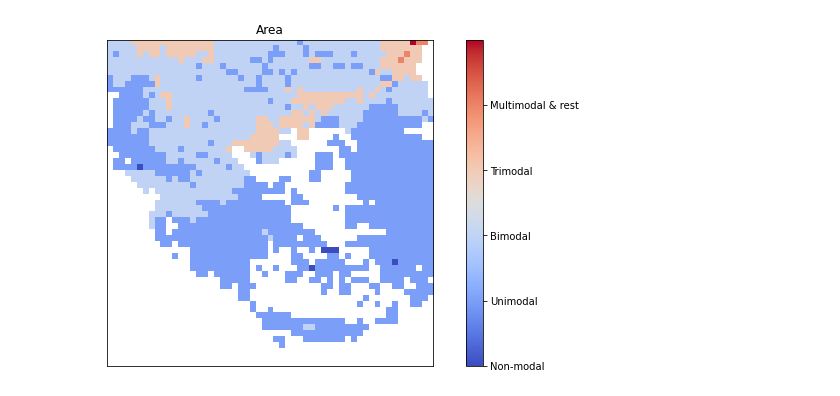
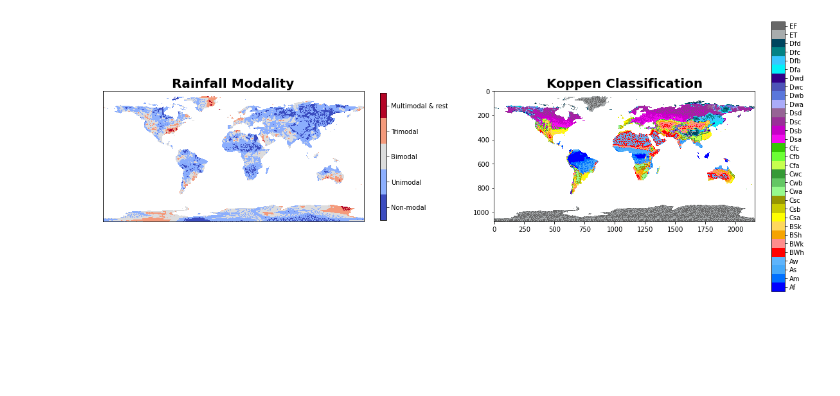
Before and after one commit to touldimos/Additional_Thesis, a Jupyter notebook: I.C.A..ipynb, the cells around one changed output. Saved outputs shown, nothing was run; the diff lists cells and outputs as text; code cells hidden in the pictures; blank space fills up the shorter version.

```diff
--- a/I.C.A..ipynb
+++ b/I.C.A..ipynb
@@ -279,3 +282,9 @@ def Modality(P):
 
     peaks = np.array(peaks(f_df), dtype=np.int64)
     return mod, zeros, peaks
+# %%
+P = [35.46, 43.30, 52.50, 46.53, 41.29, 38.71, 24.61, 31.12, 40.77, 41.92, 36.36, 50.51]
+T = [5.97, 8.58, 11.08, 14.64, 19.99, 24.89, 27.55, 27.34, 22.79, 17.14, 12.62, 7.73]
+
+koppen(P, T, 0, z = 0, Peel = False)
+Modality(P)
@@ -299,11 +312,17 @@ elev_raster = r'C:\Users\owner\Google Drive 2\MSc\TU DELFT - Water Managment\Add
 # m = np.random.randint(0, cols) #Lenght (Χ)
 # n = np.random.randint(0, rows) #Width  (Υ)
 
-m = 1195      #GREECE
-n = 280       #GREECE
+# m = 1195      #GREECE
+# n = 280       #GREECE
 
-l = 55
-k = 55
+# l = 55
+# k = 55
+
+m = 0      # World
+n = 0      # World
+
+l = rows
+k = cols
 
 #Set the new matrices
 mod, flats, peak, med, med2, med3, text, w, T, kop = ([] for i in range(10))
@@ -341,7 +360,7 @@ elev = np.reshape(elev, (1, rows, cols))
 elev = elev.astype("float")
 elev[elev == -32768] = np.nan
 
-plt.figure()
+counts = 0
 for i in range(int(n), int(n) + l):
      for j in range(int(m), int(m) + k):
             P = (w[0][i][j], w[1][i][j], w[2][i][j], w[3][i][j], w[4][i][j], w[5][i][j], w[6][i][j], w[7][i][j], w[8][i][j], w[9][i][j], w[10][i][j], w[11][i][j])
@@ -359,9 +378,14 @@ for i in range(int(n), int(n) + l):
                 flats.append(np.nan)
                 peak.append(np.nan)
             if T[0][i][j] >= -300:
-                kop.append(koppen(P, T0, z)[0])
+                kop.append(koppen(P, T0, z))
             else:
                 kop.append(np.nan)
+
+            counts += 1
+            per = np.round(counts / (l * k), 6) * 100
+            if per % 10 == 0:
+                print(per, '% of the whole area')
 
 #World
 months = ('Jan', 'Feb', 'Mar', 'Apr', 'May', 'Jun', 'Jul', 'Aug', 'Sept', 'Oct', 'Nov', 'Dec')
@@ -402,7 +426,7 @@ if not np.isnan(med).all() == True:
         maxelev = np.nanmax(med3)
 
         #COOL PLOT TEMPERATURE
-        fig, (ax1, ax2) = plt.subplots(1, 2, figsize=(15, 6))
+        fig1, (ax1, ax2) = plt.subplots(1, 2, figsize=(15, 6))
         ax2.set_title('Temperature', fontsize=20, fontweight='bold');
         ax2.plot(x, median2);
         ax2.plot(x, mean2);
@@ -443,29 +467,32 @@ if not np.isnan(med).all() == True:
         print(flaty)
 
     #Location
-    plt.figure(figsize = (12, 6))
-    plt.title('Area')
+    fig = plt.figure(figsize = (20, 20))
+    ax1 = fig.add_subplot(2,2,1)
+    ax1.set_title('Rainfall Modality', fontsize=20, fontweight='bold')
     mapping = np.reshape(mod, ((l, k)))
-    colormap1 = plt.imshow(mapping, cmap='coolwarm')
+    cmap = mpl.cm.coolwarm
+    norm = mpl.colors.BoundaryNorm(np.arange(6), cmap.N)
+    loc = np.arange(6) + .5
+
+    colormap1 = ax1.imshow(mapping, norm = norm, cmap=cmap)
     plt.grid()
     plt.xticks([])
     plt.yticks([])
-    cbar2 = plt.colorbar(colormap1, shrink=1)
-    cbar2.set_ticks([0, 1, 2, 3, 4])
-    cbar2.set_ticklabels(['Non-modal', 'Unimodal', 'Bimodal', 'Trimodal', 'Multimodal & rest'])
+    cbar2 = fig.colorbar(colormap1, shrink=0.4)
+    cbar2.set_ticks(loc)
+    cbar2.set_ticklabels(['Non-modal', 'Unimodal', 'Bimodal', 'Trimodal', 'Multimodal & rest']);
 
-    plt.figure(figsize = (25, 4))
-    Koppen_map = np.reshape(kop, ((l, k)))
-
+Koppen_map = np.reshape(kop, ((l, k)))
 mapping2 = Koppen_map.copy()
-mapping2[mapping2 == 'Af - Tropical Wet'] = 0
-mapping2[mapping2 == 'Am - Monsoon'] = 1
-mapping2[mapping2 == 'As - Summer Savannah'] = 2
-mapping2[mapping2 == 'Aw - Winter Savannah'] = 3
-mapping2[mapping2 == 'BWh - Hot Waste'] = 4
-mapping2[mapping2 == 'BWk - Cold Waste'] = 5
-mapping2[mapping2 == 'BSh - Hot Steppe'] = 6
-mapping2[mapping2 == 'BSk - Cold Steppe'] = 7
+mapping2[mapping2 == 'Af'] = 0
+mapping2[mapping2 == 'Am'] = 1
+mapping2[mapping2 == 'As'] = 2
+mapping2[mapping2 == 'Aw'] = 3
+mapping2[mapping2 == 'BWh'] = 4
+mapping2[mapping2 == 'BWk'] = 5
+mapping2[mapping2 == 'BSh'] = 6
+mapping2[mapping2 == 'BSk'] = 7
 mapping2[mapping2 == 'Cfa'] = 8
 mapping2[mapping2 == 'Cfb'] = 9
 mapping2[mapping2 == 'Cfc'] = 10
@@ -487,10 +514,32 @@ mapping2[mapping2 == 'Dwa'] = 25
 mapping2[mapping2 == 'Dwb'] = 26
 mapping2[mapping2 == 'Dwc'] = 27
 mapping2[mapping2 == 'Dwd'] = 28
-mapping2[mapping2 == 'ET - Tundra'] = 29
-mapping2[mapping2 == 'EF - Frost or Ice Cap'] = 30
-mapping2[mapping2 == 'HT - Tundra'] = 31
-mapping2[mapping2 == 'HF - Frost or Ice Cap'] = 32
+mapping2[mapping2 == 'ET'] = 29
+mapping2[mapping2 == 'EF'] = 30
+mapping2[mapping2 == 'HT'] = 31
+mapping2[mapping2 == 'HF'] = 32
+mapping2 = mapping2.astype("float")
+
+# With H
+# colors = ["#003300", "#006600", "#79C4E9", "#009900", "#00cc00", "#990000", "#cc9900", "#996600", "#00ff00", "#66ff66", "#99ff99", "#ff8c00", "#ffae00", "#ffcf00", "#66ff8c", "#66ffae", "#66ffcf", "#000099", "#0000cc", "#0000ff", "#3333ff", "#6600ff", "#9900ff", "#cc00ff", "#ff00ff", "#0066ff", "#0099ff", "#00ccff", "#00ffff", "#cccccc", "#ffffff", "#999933", "#cccc66" ]
+# classes = ['Af', 'Am', 'As', 'Aw','BWh', 'BWk', 'BSh', 'BSk',  'Csa', 'Csb', 'Csc', 'Cwa', 'Cwb', 'Cwc', 'Cfa', 'Cfb', 'Cfc', 'Dsa', 'Dsb', 'Dsc', 'Dsd', 'Dwa', 'Dwb', 'Dwc', 'Dwd', 'Dfa', 'Dfb', 'Dfc', 'Dfd', 'ET', 'EF', 'HT', 'HF']
+
+# No H class
+colors = ["#0000FE", "#0077FF", "#46A9FA", "#60B5FB", "#FE0000", "#FE9695", "#F5A301", "#FFDB63", "#FFFF00", "#C6C700", "#969600", "#96FF96", "#63C764", "#329633", "#C6FF4E", "#66FF33", "#33C701", "#FF00FE", "#C600C7", "#963295", "#966495", "#ABB1FF", "#5A77DB", "#4C51B5", "#320087", "#00FFFF", "#38C7FF", "#007E7D", "#00455E", "#B2B2B2", "#686868"]
+classes = ['Af', 'Am', 'As', 'Aw','BWh', 'BWk', 'BSh', 'BSk',  'Csa', 'Csb', 'Csc', 'Cwa', 'Cwb', 'Cwc', 'Cfa', 'Cfb', 'Cfc', 'Dsa', 'Dsb', 'Dsc', 'Dsd', 'Dwa', 'Dwb', 'Dwc', 'Dwd', 'Dfa', 'Dfb', 'Dfc', 'Dfd', 'ET', 'EF']
+
+cmap = LinearSegmentedColormap.from_list('mycmap', colors)
+norm = mpl.colors.BoundaryNorm(np.arange(len(classes) + 1), cmap.N)
+loc    = np.arange(len(classes) + 1) + .5
+
+ax2 = fig.add_subplot(2,2,2)
+im = ax2.imshow(mapping2, cmap=cmap, norm = norm)
+ax2.set_title('Koppen Classification', fontsize=20, fontweight='bold')
+cbar3 = fig.colorbar(im, shrink=0.85)
+cbar3.set_ticks(np.arange(len(classes)))
+cbar3.set_ticklabels(classes)
+cbar3.set_ticks(loc)
+plt.show();
 
 #Terrain
 elevation = np.reshape(med3, (l, k))
@@ -514 +578 @@ Peaks: [12]
-[figure, old version]
+[figure, new version]
```
Also changed, not shown: parts of 8 cells of this notebook, 9 other files.
